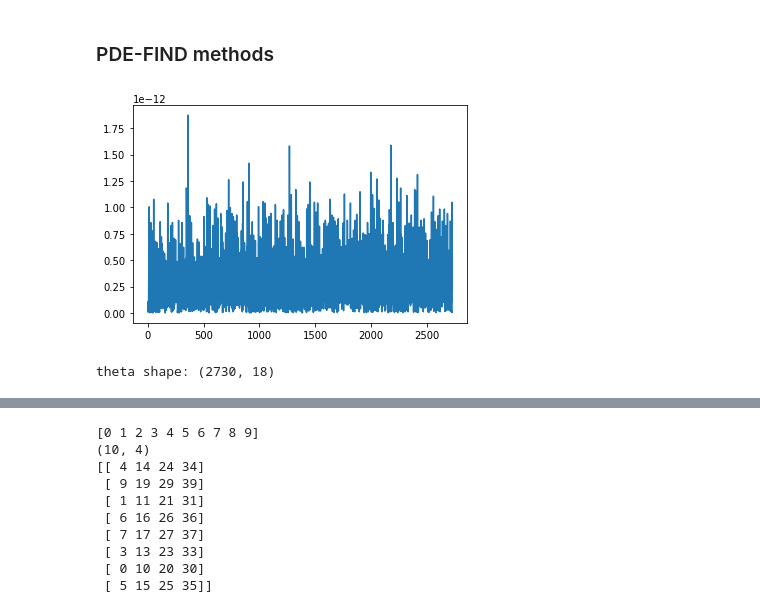
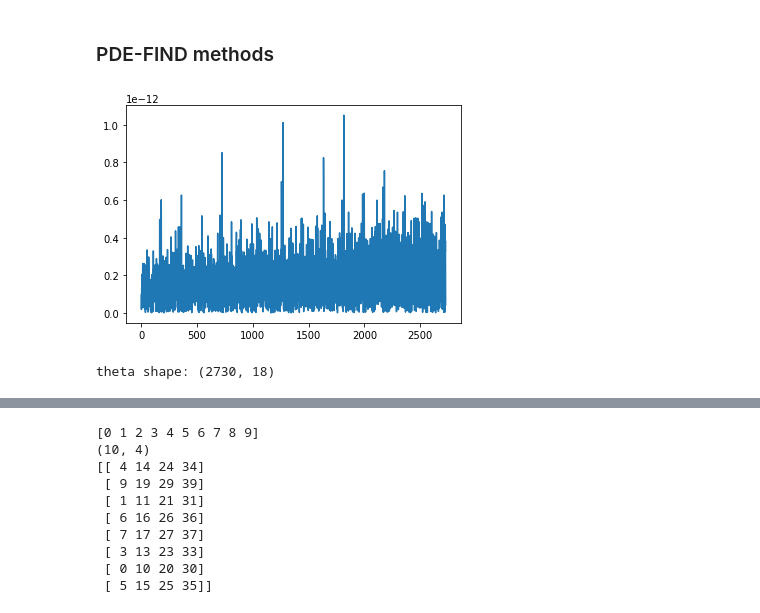
Before and after one commit to ZacharyVernec/PDE-FIND, a Jupyter notebook: Heat Equation.ipynb, the cells around one changed output, grey strips where cells are left out. Saved outputs shown, nothing was run; the diff lists cells and outputs as text; code cells hidden in the pictures.

```diff
--- a/Heat Equation.ipynb
+++ b/Heat Equation.ipynb
@@ -380,6 +389,10 @@ plt.imshow(uu, origin='lower', extent=(-5e-3, 1+5e-3, -5e-3, 1+5e-3))
 [figure]
 # %% [markdown]
 ### PDE-FIND methods
+# %%
+alpha, beta = 1, 1.2
+mesh_info, logs = calculate_simulation(16, 17, 18, tmax=1.0,  alpha=alpha, beta=beta)
+f_vals = beta - 2 - 2*alpha
 # %%
 max_order = 2 #calculate only up to d^(max_order)u/dx^(max_order) inclusive
 max_degree = 2 #calculate only up to u^(max_degree)
@@ -431,18 +494,18 @@ theta = np.array(theta).T
 # %%
 #Check that the solution exists
-xi = np.empty((max_order+1, max_degree+1, 2)) #last axis is dims
+xi = np.zeros((max_order+1, max_degree+1, 2)) #last axis is dims
 xi[0, 0, 0] = f_vals #constant column
 xi[2, 0] = 1 #laplace operator columns, i.e. u^0*u_xx, u^0*u_yy columns
 xi_flat = xi.flatten()
 u_t_reconstructed = np.dot(theta, xi_flat)
 
 fig = plt.figure()
 
 ax = fig.add_subplot(111)
 ax.plot(np.abs(u_t - u_t_reconstructed))
 
 plt.show()
 print(f"theta shape: {theta.shape}")
 # %% [output]
-[figure, old version]
+[figure, new version]
 theta shape: (2730, 18)
```
Also changed, not shown: parts of 10 cells of this notebook, 1 other file.
